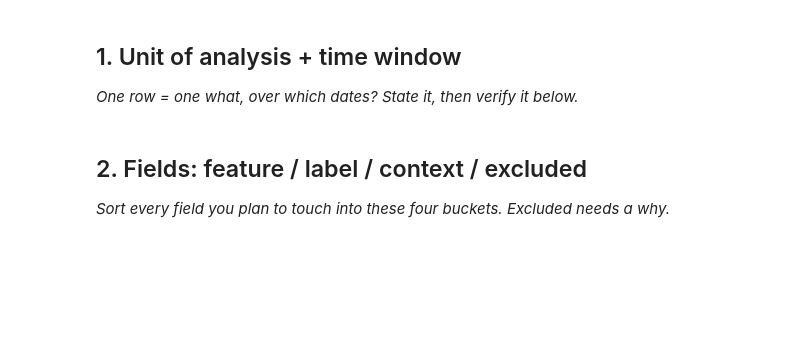
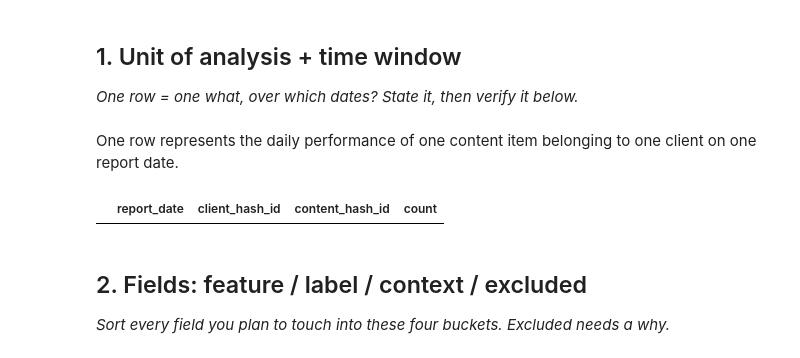
Before and after one commit to rizwanmahnoor1905-web/Machine-learning-track, a Jupyter notebook: work/notebooks/w03_data_contract.ipynb, the cells around one changed output. Cells and saved outputs as stored; diff of their text form; code cells hidden in the pictures; blank space fills up the shorter version.

```diff
--- a/work/notebooks/w03_data_contract.ipynb
+++ b/work/notebooks/w03_data_contract.ipynb
@@ -10,9 +55,27 @@ This skeleton is yours to fill. Work the sections **in order** — each one has
 ## 1. Unit of analysis + time window
 
 *One row = one what, over which dates? State it, then verify it below.*
+# %% [markdown]
+One row represents the daily performance of one content item belonging to one client on one report date.
 # %%
 # This cell is for CODE (numbers, a query, a check).
 # Write your text answer in the cell ABOVE this one — typing sentences here breaks Run All.
+con.sql(f"""
+SELECT
+    report_date,
+    client_hash_id,
+    content_hash_id,
+    COUNT(*) AS count
+FROM read_parquet('{march_path}')
+GROUP BY
+    report_date,
+    client_hash_id,
+    content_hash_id
+HAVING COUNT(*) > 1
+LIMIT 5;
+""").df()
+# %% [output]
+|  | report_date | client_hash_id | content_hash_id | count |
 # %% [markdown]
 ## 2. Fields: feature / label / context / excluded
 
```
Also changed, not shown: parts of 8 cells of this notebook.
